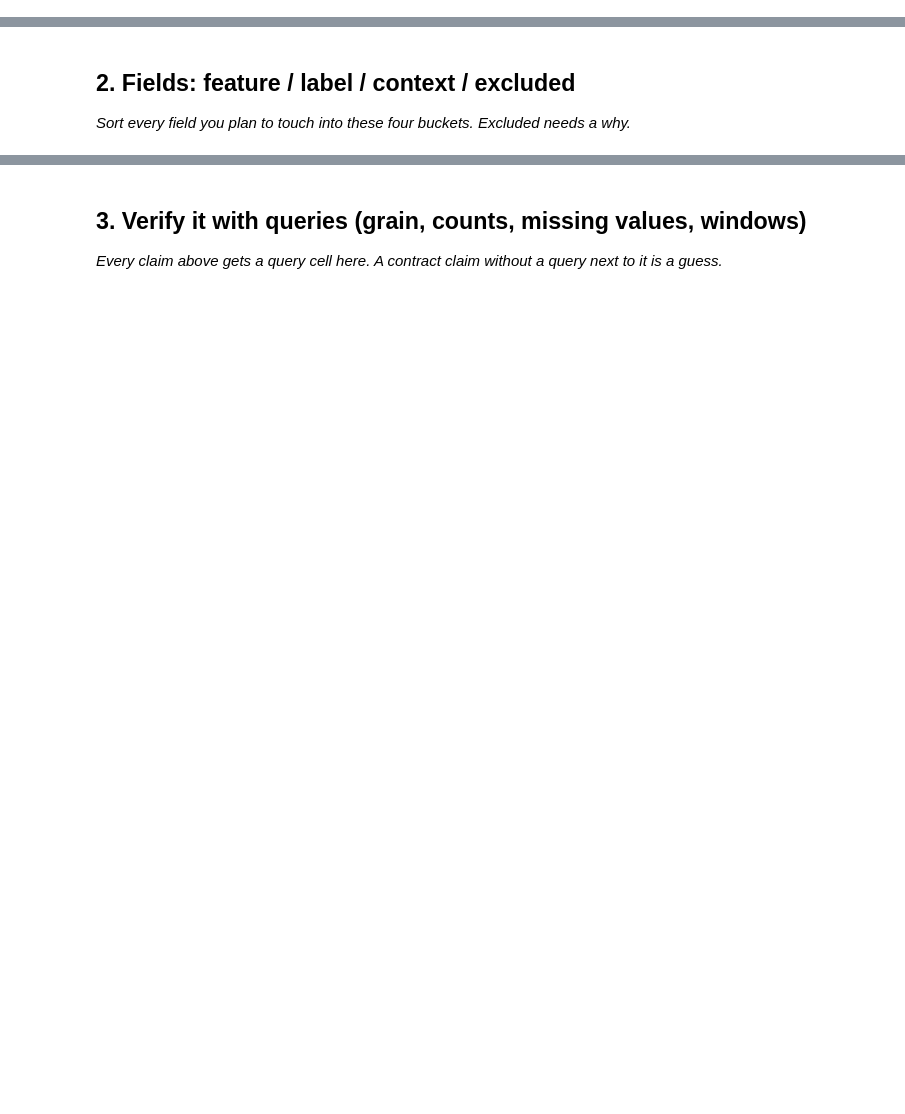
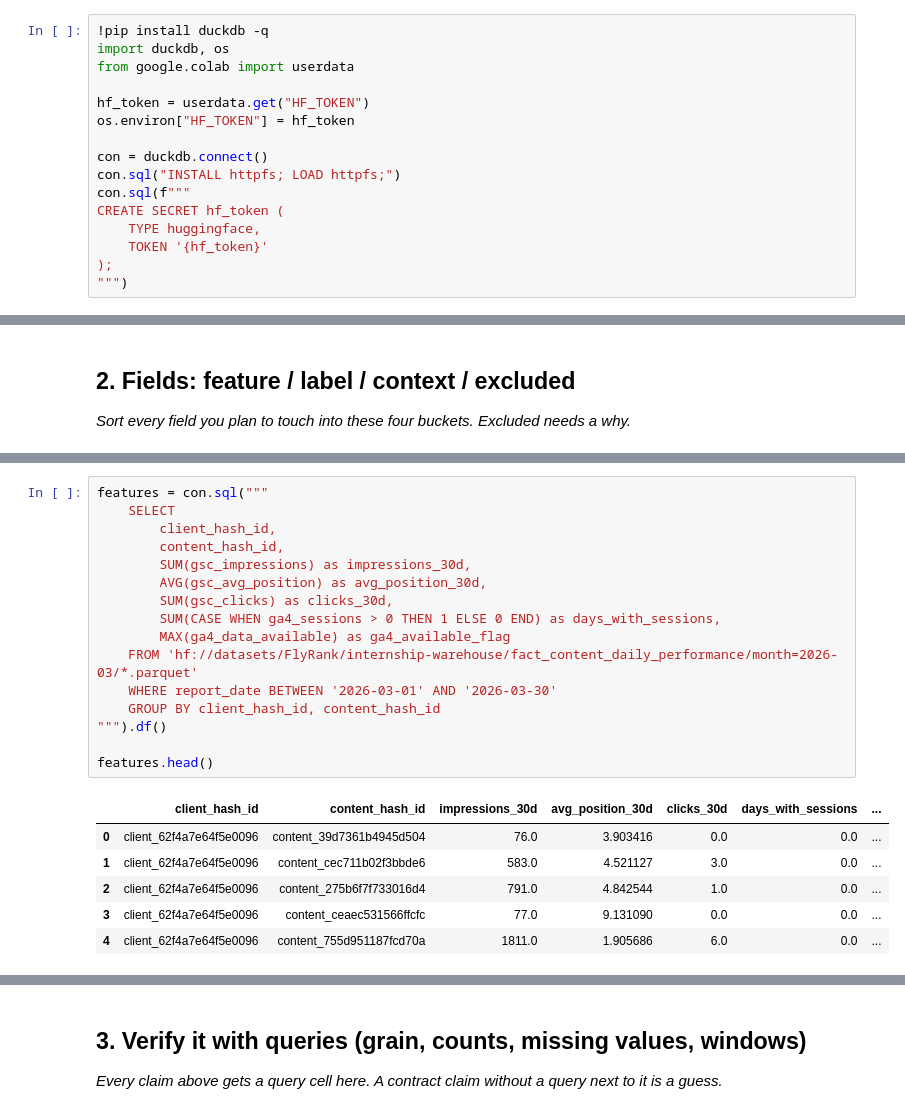
Before and after one commit to fmarryam70-ux/flyrank-ml-internship, a Jupyter notebook: work/notebooks/w03_data_contract.ipynb, the cells around one changed output, grey strips where cells are left out. Drawn from its saved outputs; the diff is of its cells as text; blank space fills up the shorter version.

```diff
--- a/work/notebooks/w03_data_contract.ipynb
+++ b/work/notebooks/w03_data_contract.ipynb
@@ -12,0 +29,16 @@ This skeleton is yours to fill. Work the sections **in order** — each one has
+# %%
+!pip install duckdb -q
+import duckdb, os
+from google.colab import userdata
+
+hf_token = userdata.get("HF_TOKEN")
+os.environ["HF_TOKEN"] = hf_token
+
+con = duckdb.connect()
+con.sql("INSTALL httpfs; LOAD httpfs;")
+con.sql(f"""
+CREATE SECRET hf_token (
+    TYPE huggingface,
+    TOKEN '{hf_token}'
+);
+""")
@@ -16,0 +115,23 @@ This skeleton is yours to fill. Work the sections **in order** — each one has
+# %%
+features = con.sql("""
+    SELECT
+        client_hash_id,
+        content_hash_id,
+        SUM(gsc_impressions) as impressions_30d,
+        AVG(gsc_avg_position) as avg_position_30d,
+        SUM(gsc_clicks) as clicks_30d,
+        SUM(CASE WHEN ga4_sessions > 0 THEN 1 ELSE 0 END) as days_with_sessions,
+        MAX(ga4_data_available) as ga4_available_flag
+    FROM 'hf://datasets/FlyRank/internship-warehouse/fact_content_daily_performance/month=2026-03/*.parquet'
+    WHERE report_date BETWEEN '2026-03-01' AND '2026-03-30'
+    GROUP BY client_hash_id, content_hash_id
+""").df()
+
+features.head()
+# %% [output]
+|  | client_hash_id | content_hash_id | impressions_30d | avg_position_30d | clicks_30d | days_with_sessions | ... |
+| 0 | client_62f4a7e64f5e0096 | content_39d7361b4945d504 | 76.0 | 3.903416 | 0.0 | 0.0 | ... |
+| 1 | client_62f4a7e64f5e0096 | content_cec711b02f3bbde6 | 583.0 | 4.521127 | 3.0 | 0.0 | ... |
+| 2 | client_62f4a7e64f5e0096 | content_275b6f7f733016d4 | 791.0 | 4.842544 | 1.0 | 0.0 | ... |
+| 3 | client_62f4a7e64f5e0096 | content_ceaec531566ffcfc | 77.0 | 9.131090 | 0.0 | 0.0 | ... |
+| 4 | client_62f4a7e64f5e0096 | content_755d951187fcd70a | 1811.0 | 1.905686 | 6.0 | 0.0 | ... |
```
Also changed, not shown: parts of 12 cells of this notebook.
